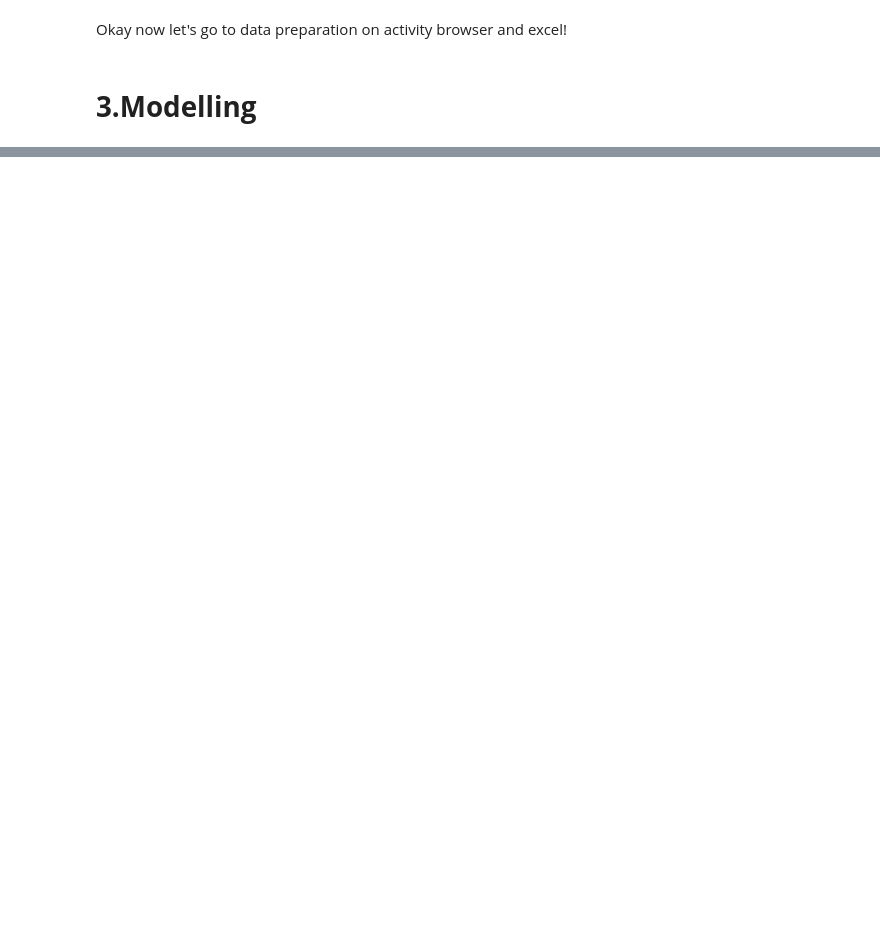
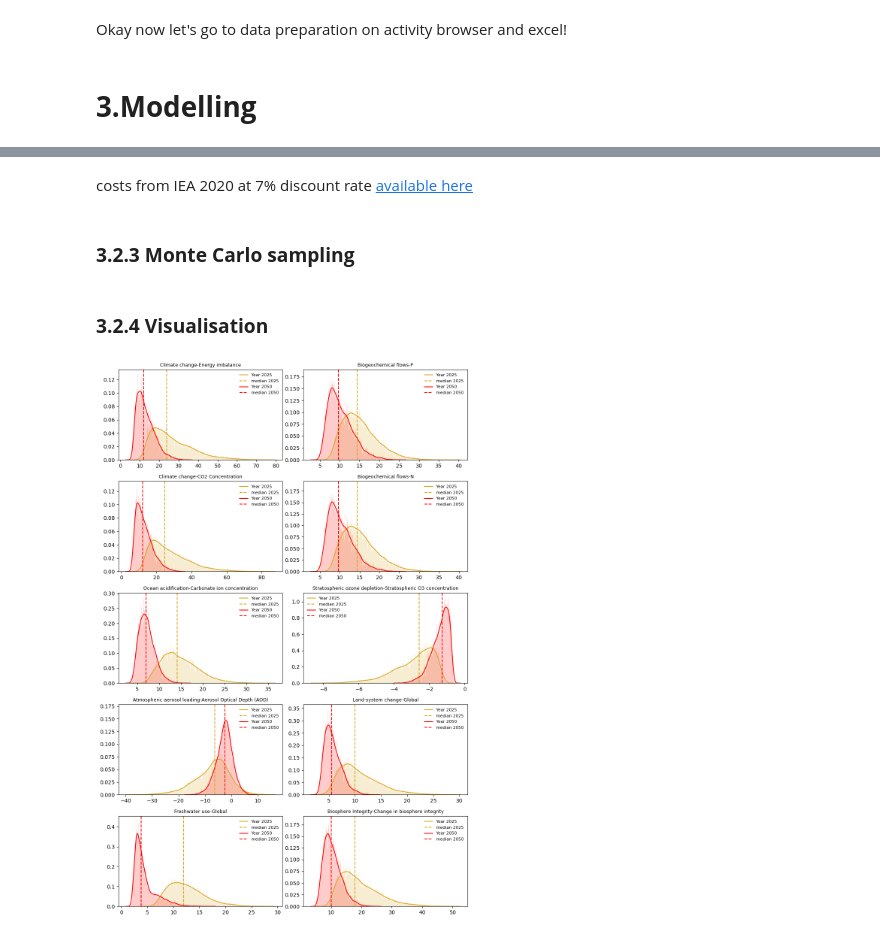
Before and after one commit to Michael-ljn/pathways-H2-prod-within-PBs, a Jupyter notebook: Tutorial/Tutorial.ipynb, the cells around one changed output, grey strips where cells are left out. Cells and saved outputs as stored; diff of their text form; code cells hidden in the pictures; blank space fills up the shorter version.

```diff
--- a/Tutorial/Tutorial.ipynb
+++ b/Tutorial/Tutorial.ipynb
@@ -757,0 +701,11 @@ s°
+# %%
+for y in 1:2
+    for n ∈ 1:1:size(𝐀,2)
+        for m ∈ 1:1:size(𝐀,1)
+        δ𝐀[m,n,y] = TriangularDist(𝐀°[m,n,y],𝐀°[m,n,y],𝐀°[m,n,y])
+        end
+    end
+end
+
+δ𝐀[1,end,1] = -1*LogNormal(μ_pem, σ_pem)
+δ𝐀[1,end,2] = -0.85*LogNormal(μ_pem, σ_pem);
@@ -757,0 +726,14 @@ s°
+# %%
+δ𝐁 = [Matrix{UnivariateDistribution}(undef, size(𝐁°,1),size(𝐁°,2)) for _ in 1:2]
+for b in 1:2
+    δ𝐁[b].= Dirac(0.0)
+end
+δ𝐁= cat(δ𝐁...,dims=3);
+# %%
+for y in 1:2
+    for n ∈ 1:1:size(𝐁,2)
+        for m ∈ 1:1:size(𝐁,1)
+        δ𝐁[m,n,y] = TriangularDist(𝐁°[m,n,y],𝐁°[m,n,y],𝐁°[m,n,y])
+        end
+    end
+end
@@ -757,0 +754,2 @@ s°
+# %% [markdown]
+costs from IEA 2020 at 7% discount rate [available here](https://www.iea.org/reports/projected-costs-of-generating-electricity-2020#downloads)
@@ -757,0 +784,2 @@ s°
+# %% [markdown]
+### **3.2.3 Monte Carlo sampling**
@@ -757,0 +832,23 @@ s°
+# %% [markdown]
+### **3.2.4 Visualisation**
+# %%
+using KernelDensity
+cate=1
+fig, axs = plt.subplots(5,2,figsize=(10,15))
+for n in 1:2
+    for y in 1:10
+        colors=["goldenrod","red"]
+        yrs=[2025,2050]
+        axs[y].hist(x_res[y,:,n], bins=300,density=true, alpha=0.2, color=colors[n])
+        kd = kde(x_res[y,:,n])
+        axs[y].plot(kd.x, kd.density,label="Year $(yrs[n])",color=colors[n])
+        axs[y].axvline(median(x_res[y,:,n]), linestyle="--", label="median $(yrs[n])",color=colors[n])
+        axs[y].set_title(categories[y],fontsize=9)
+        axs[y].legend(frameon=false, fontsize=8)
+    end
+end
+fig.tight_layout()
+display(plt.gcf())
+plt.close("all")
+# %% [output]
+[figure, added]
```
Also changed, not shown: parts of 54 cells of this notebook, 4 other files.
